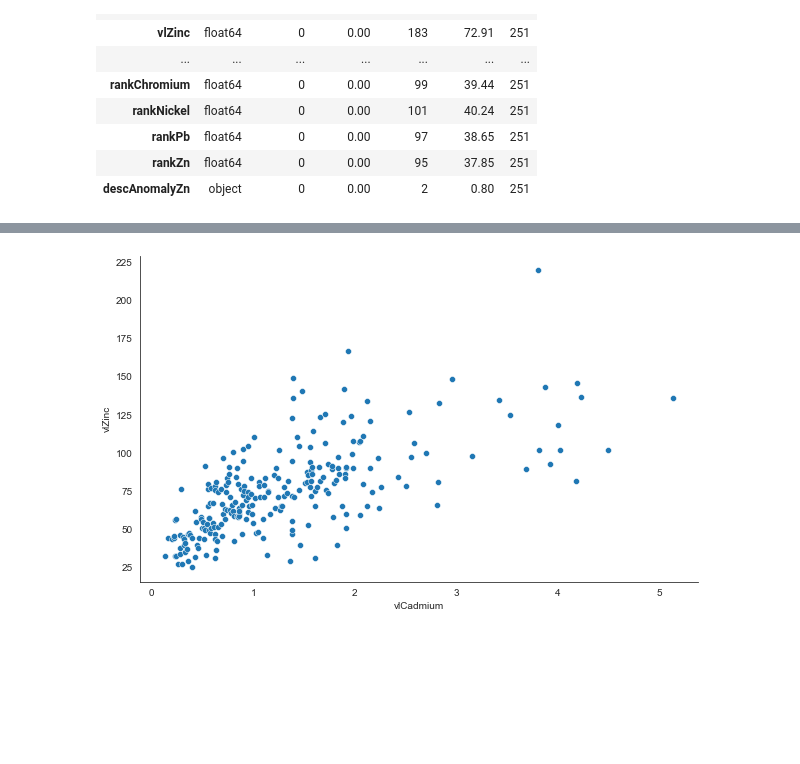
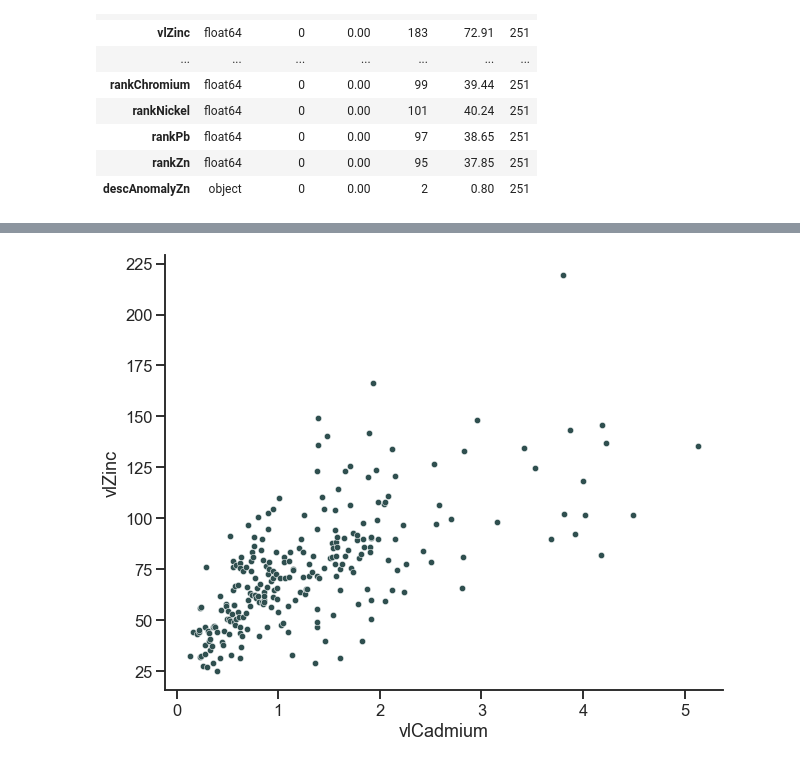
Before and after one commit to luschiro/workflows-geo-data, a Jupyter notebook: modulo_2/modulo_2.ipynb, the cells around one changed output, grey strips where cells are left out. Drawn from its saved outputs; the diff is of its cells as text; code cells hidden in the pictures; blank space fills up the shorter version.

Commit message:
plots

```diff
--- a/modulo_2/modulo_2.ipynb
+++ b/modulo_2/modulo_2.ipynb
@@ -23,6 +26,7 @@ import matplotlib.pyplot as plt
 # %%
 # configuring plots of seaborn
 
-sns.set_style("white", {'axes.grid':False}, )
+sns.set_style("ticks", {'axes.grid':False})
+sns.set_context("talk")
 # %% [markdown]
 ### Helper Functions
@@ -115,12 +177,10 @@ fig.show()
 # %%
-# plotting
+# scatter plot
+
 x=df_jura["vlCadmium"]
 y=df_jura["vlZinc"]
-plt.figure(figsize=(10,6))
-sns.scatterplot(x=df_jura["vlCadmium"], y=df_jura["vlZinc"])
-#p.set_title(f"linear model", fontsize=24)
-#p.set_xlabel("", fontsize=16)
-#p.set_ylabel(y, fontsize=16)
+plt.figure(figsize=(10,8))
+sp = sns.scatterplot(x=df_jura["vlCadmium"], y=df_jura["vlZinc"], s=40, color="darkslategrey")
 sns.despine()
 # %% [output]
-[figure, old version]
+[figure, new version]
```
Also changed, not shown: parts of 16 cells of this notebook.
